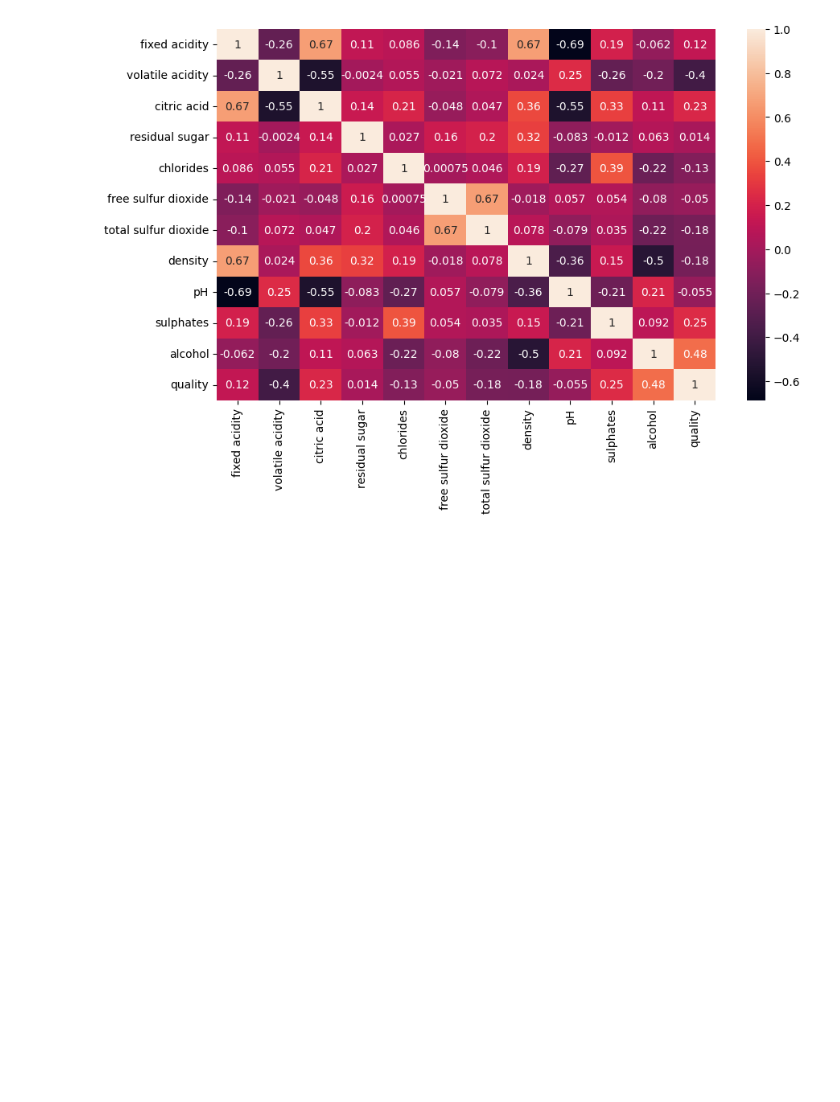
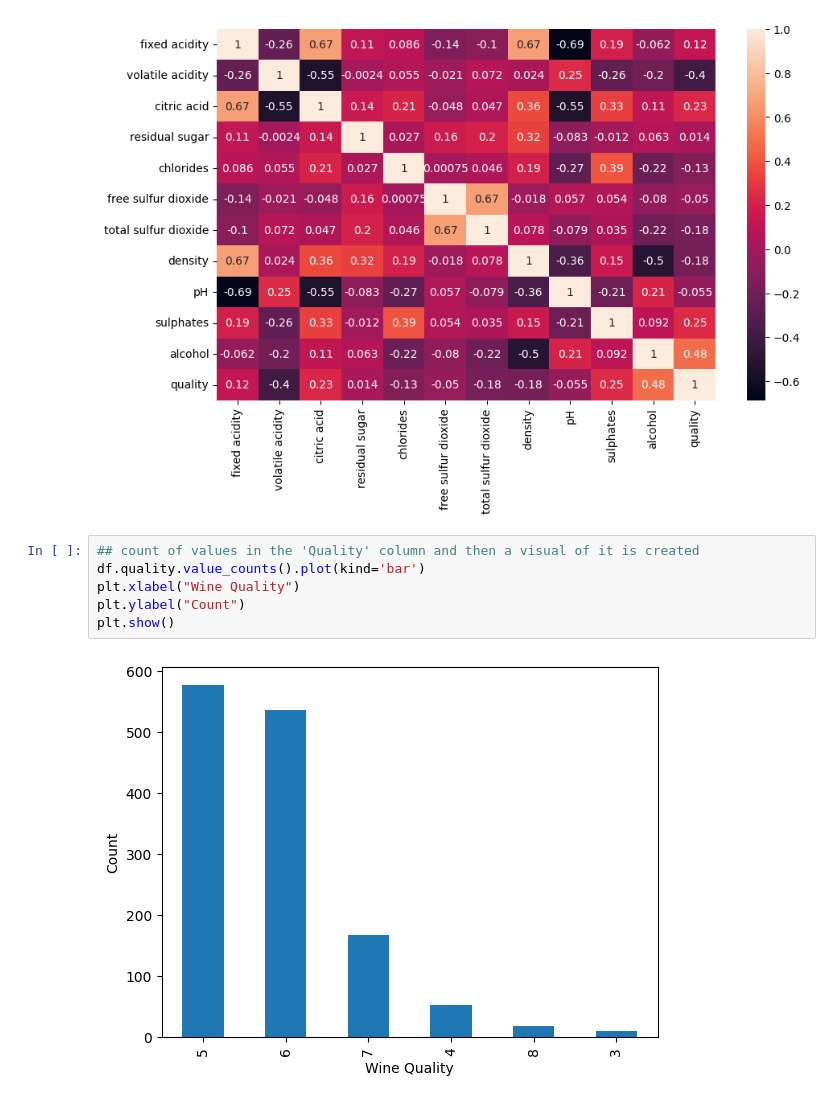
Before and after one commit to PandoraAnalyst/python-eda, a Jupyter notebook: datasets-analysis/red_wine_analysis.ipynb, the cells around one changed output. Drawn from its saved outputs; the diff is of its cells as text; blank space fills up the shorter version.

Commit message:
plotted several maps to gain more insights on the red wine dataset

```diff
--- a/datasets-analysis/red_wine_analysis.ipynb
+++ b/datasets-analysis/red_wine_analysis.ipynb
@@ -152,3 +152,11 @@ sns.heatmap(df.corr(),annot=True)
 # %% [output]
 <Axes: >
 [figure]
+# %%
+## count of values in the 'Quality' column and then a visual of it is created
+df.quality.value_counts().plot(kind='bar')
+plt.xlabel("Wine Quality")
+plt.ylabel("Count")
+plt.show()
+# %% [output]
+[figure, added]
```
Also changed, not shown: parts of 7 cells of this notebook.
